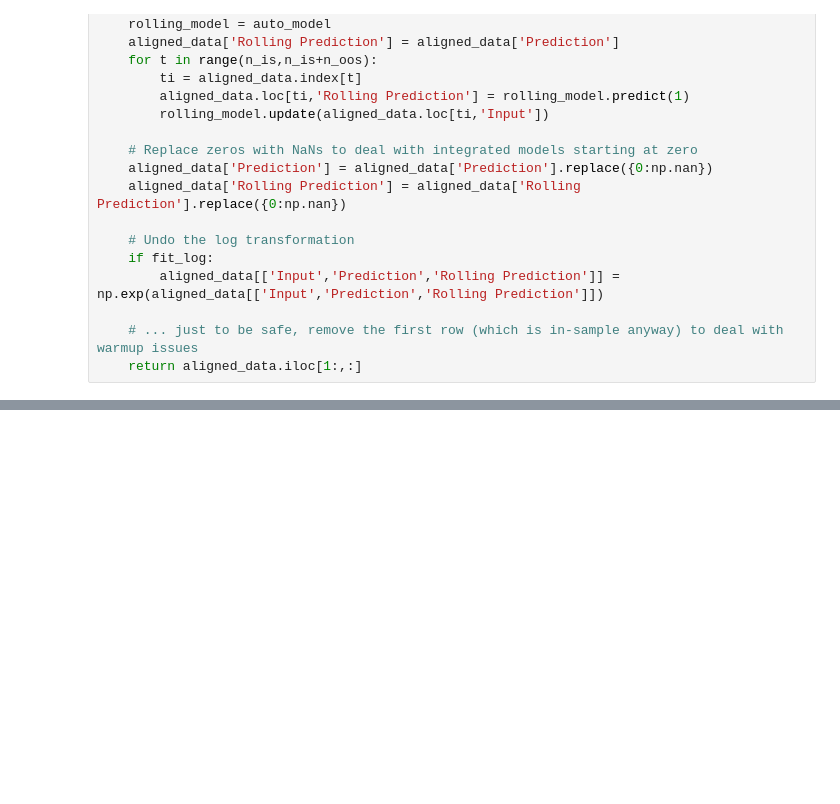
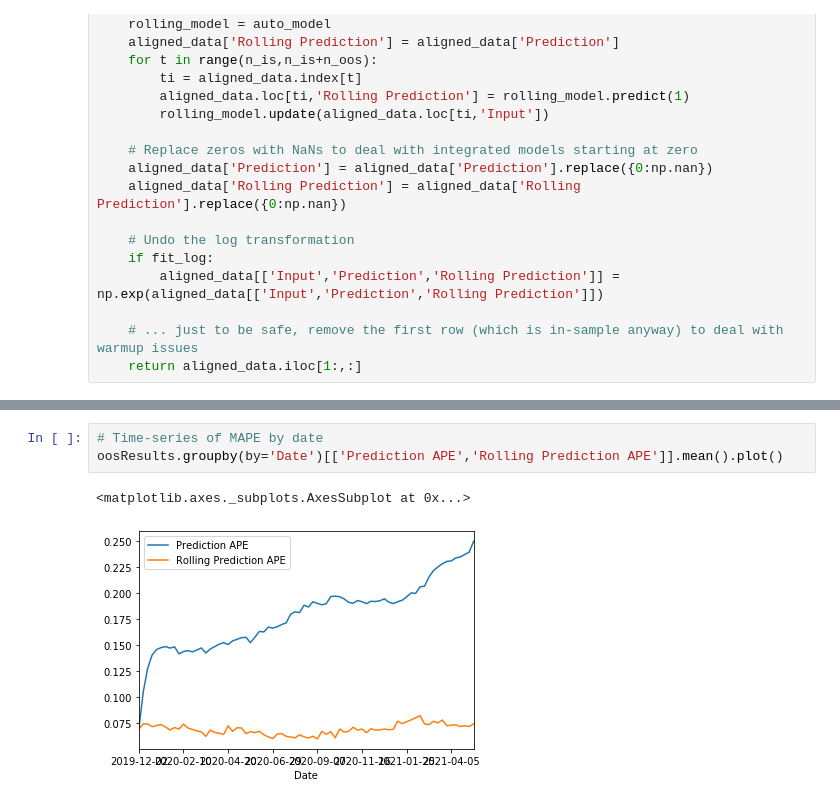
Before and after one commit to sparsha1644/HomePriceBeastNew, a Jupyter notebook: priceArimaModel.ipynb, the cells around one changed output, grey strips where cells are left out. Drawn from its saved outputs; the diff is of its cells as text; blank space fills up the shorter version.

```diff
--- a/priceArimaModel.ipynb
+++ b/priceArimaModel.ipynb
@@ -226,0 +384,6 @@ Working on region_id 163 (18 of 1697)
+# %%
+# Time-series of MAPE by date
+oosResults.groupby(by='Date')[['Prediction APE','Rolling Prediction APE']].mean().plot()
+# %% [output]
+<matplotlib.axes._subplots.AxesSubplot at 0x...>
+[figure, added]
```
Also changed, not shown: parts of 9 cells of this notebook, 2 other files.
